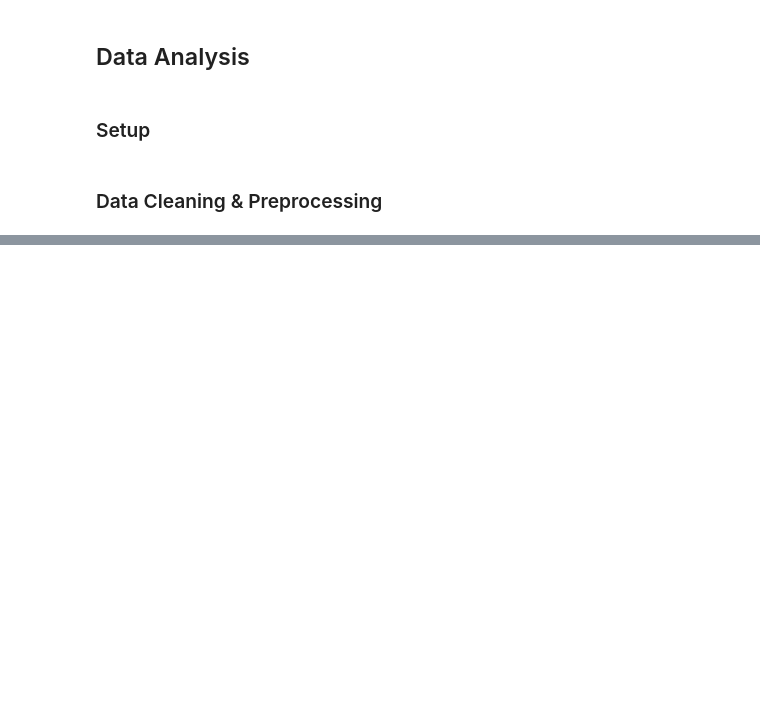
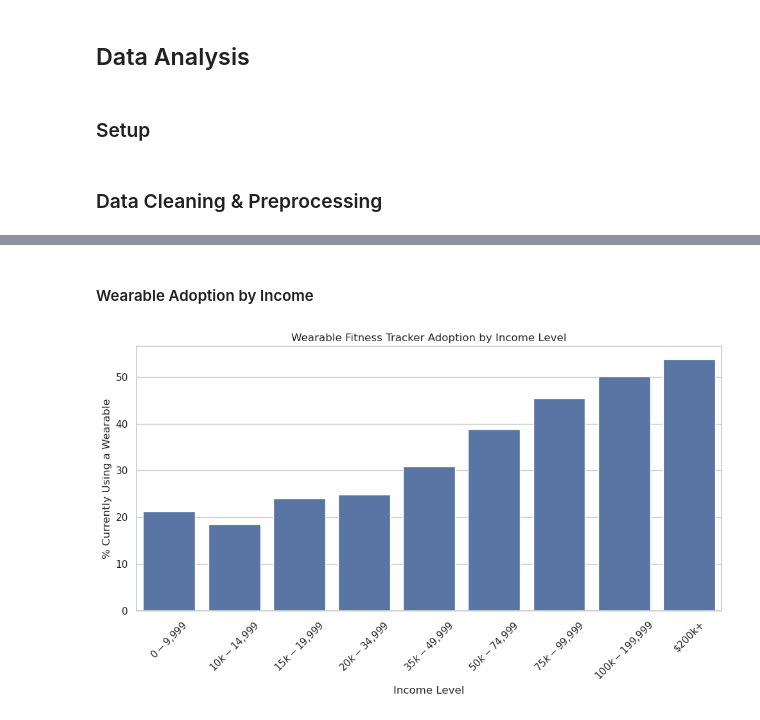
Before and after one commit to COGS108/Group-SP26-104, a Jupyter notebook: 03-FinalProject.ipynb, the cells around one changed output, grey strips where cells are left out. Saved outputs shown, nothing was run; the diff lists cells and outputs as text; code cells hidden in the pictures; blank space fills up the shorter version.

```diff
--- a/03-FinalProject.ipynb
+++ b/03-FinalProject.ipynb
@@ -948,0 +470,21 @@ Overall, the findings suggest that wearable fitness trackers are related to phys
+# %% [markdown]
+#### Wearable Adoption by Income
+# %%
+wearable_income = (
+    hints_clean
+    .groupby('Income_Label', observed = True)['Wearable']
+    .apply(lambda x: (x == 1).mean() * 100)
+    .reset_index(name = 'Wearable_Percent')
+)
+
+plt.figure(figsize = (10, 6))
+sns.barplot(data = wearable_income, x = 'Income_Label', y = 'Wearable_Percent',
+            order = income_order)
+plt.title('Wearable Fitness Tracker Adoption by Income Level')
+plt.xlabel('Income Level')
+plt.ylabel('% Currently Using a Wearable')
+plt.xticks(rotation = 45)
+plt.tight_layout()
+plt.show()
+# %% [output]
+[figure, added]
```
Also changed, not shown: parts of 106 cells of this notebook, 2 other files.
